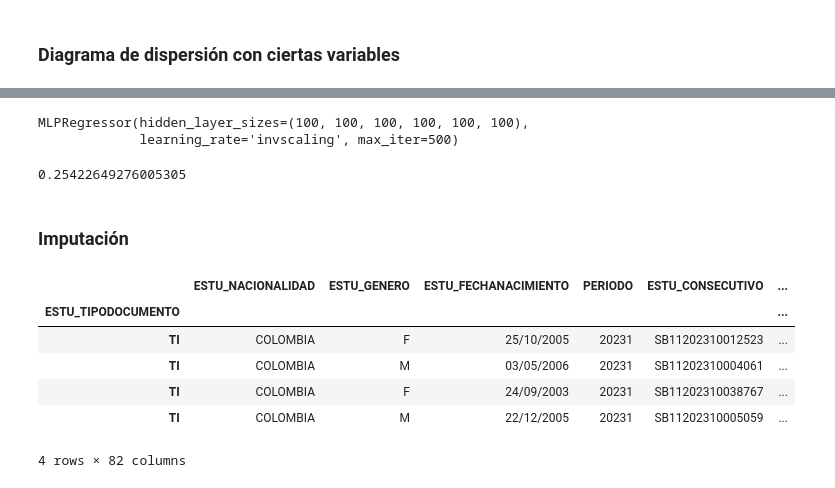
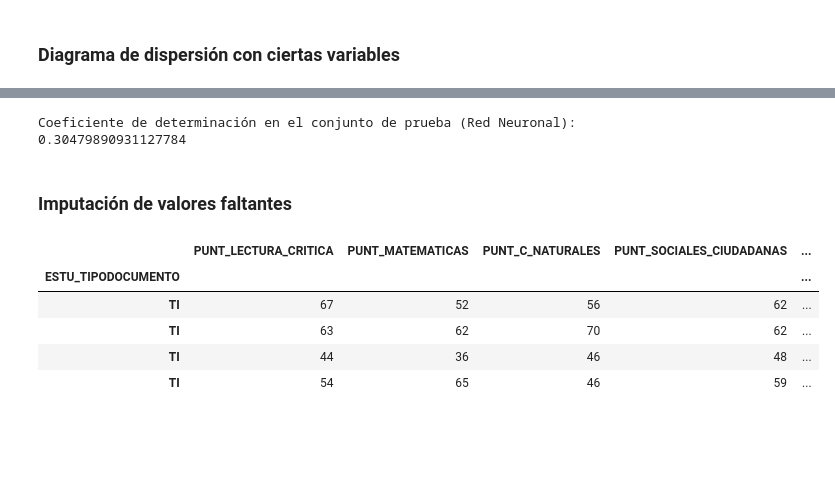
Before and after one commit to Daniedmath1405/Estad-stica-I-UIS, a Jupyter notebook: Parte_practica_parcial_1_estadistica2.ipynb, the cells around one changed output, grey strips where cells are left out. Drawn from its saved outputs; the diff is of its cells as text; code cells hidden in the pictures; blank space fills up the shorter version.

```diff
--- a/Parte_practica_parcial_1_estadistica2.ipynb
+++ b/Parte_practica_parcial_1_estadistica2.ipynb
@@ -85,15 +54,0 @@ for h in variables:
-# %%
-variables= ['PUNT_MATEMATICAS', 'PUNT_C_NATURALES', 'PUNT_SOCIALES_CIUDADANAS', 'PUNT_INGLES']
-for h in variables:
-  x= np.array(tabla_regresion['ESTU_INSE_INDIVIDUAL']).reshape(-1, 1)
-  y= tabla_regresion[h]
-  trainx, testx, trainy, testy = train_test_split(x, y, test_size=0.2, random_state=0)
-  modelo_lineal0= LinearRegression()
-  regresion0= modelo_lineal0.fit(x, y)
-  pred_lineal0= regresion0.predict(x)
-  plt.figure(figsize=(5, 4))
-  plt.scatter(tabla_regresion['ESTU_INSE_INDIVIDUAL'], tabla_regresion[h])
-  plt.plot(tabla_regresion['ESTU_INSE_INDIVIDUAL'], pred_lineal0, linestyle= '-', color='green')
-  plt.xlabel('ESTU_INSE_INDIVIDUAL')
-  plt.title(f'Regresión lineal simple con la variable {h}')
-  plt.ylabel(h)
@@ -104,0 +55,8 @@ for h in variables:
+# %%
+variables = ['PUNT_LECTURA_CRITICA', 'PUNT_MATEMATICAS', 'PUNT_C_NATURALES', 'PUNT_SOCIALES_CIUDADANAS', 'PUNT_INGLES']
+for var in variables:
+    plt.scatter(icfes_sin_nan[var], icfes_sin_nan['ESTU_INSE_INDIVIDUAL'])
+    plt.title(f'Diagrama de dispersión: {var} vs ESTU_INSE_INDIVIDUAL')
+    plt.xlabel(var)
+    plt.ylabel('ESTU_INSE_INDIVIDUAL')
+    plt.show()
@@ -105,9 +69,2 @@ for h in variables:
 # %% [markdown]
 ### Selección de variables explicativas a partir de los coeficientes de correlación
-# %%
-variables= ['PUNT_MATEMATICAS', 'PUNT_C_NATURALES', 'PUNT_SOCIALES_CIUDADANAS', 'PUNT_INGLES']
-for k in variables:
-  pearson_corr = np.corrcoef(tabla_regresion[k], tabla_regresion['ESTU_INSE_INDIVIDUAL'])[0, 1]
-  pearman_corr, _ = spearmanr(tabla_regresion[k], tabla_regresion['ESTU_INSE_INDIVIDUAL'])
-  kendall_corr, _ = kendalltau(tabla_regresion[k], tabla_regresion['ESTU_INSE_INDIVIDUAL'])
-  print(f"- Para la variable {k}, los coeficientes de correlación de Pearson, Spearman y Kendall son respectivamente {pearson_corr}, {pearman_corr} y {kendall_corr}.")
@@ -118,0 +100,6 @@ for k in variables:
+# %%
+X_train, X_test, y_train, y_test = train_test_split(X, y, test_size=0.2, random_state=42)
+model = LinearRegression().fit(X_train, y_train)
+y_pred = model.predict(X_test)
+coefft= r2_score(y_test, y_pred)
+print(f'Coeficiente de determinación en el conjunto de prueba: {coefft}')
@@ -228,23 +158,20 @@ trainX.head(4)
 # %%
-red = MLPRegressor(hidden_layer_sizes=(100,100,100,100, 100, 100), max_iter = 500, activation = 'relu', solver = 'adam', learning_rate = 'invscaling')
-red.fit(trainX, trainY)
+red = MLPRegressor(hidden_layer_sizes=(100, 100, 100, 100, 100, 100), max_iter=500, activation='relu', solver='adam', learning_rate='invscaling')
+red.fit(X_train, y_train)
+y_pred_red = red.predict(X_test)
+print(f'Coeficiente de determinación en el conjunto de prueba (Red Neuronal): {r2_score(y_test, y_pred_red)}')
 # %% [output]
-MLPRegressor(hidden_layer_sizes=(100, 100, 100, 100, 100, 100),
-             learning_rate='invscaling', max_iter=500)
+Coeficiente de determinación en el conjunto de prueba (Red Neuronal): 0.30479890931127784
-# %%
-red.score(trainX, trainY)
-# %% [output]
-0.25422649276005305
 # %% [markdown]
-### Imputación
+### Imputación de valores faltantes
 # %%
-icfes_connan = datos_icfes[(datos_icfes['ESTU_INSE_INDIVIDUAL'].isna()) &  (~datos_icfes['PUNT_LECTURA_CRITICA'].isna()) & (~datos_icfes['PUNT_MATEMATICAS'].isna()) & (~datos_icfes['PUNT_C_NATURALES'].isna()) & (~datos_icfes['PUNT_SOCIALES_CIUDADANAS'].isna()) & (~datos_icfes['PUNT_INGLES'].isna())]
-icfes_connan.head(4)
+icfes_connan = datos_icfes[(datos_icfes['ESTU_INSE_INDIVIDUAL'].isna()) & (~datos_icfes['PUNT_LECTURA_CRITICA'].isna()) & (~datos_icfes['PUNT_MATEMATICAS'].isna()) & (~datos_icfes['PUNT_C_NATURALES'].isna()) & (~datos_icfes['PUNT_SOCIALES_CIUDADANAS'].isna()) & (~datos_icfes['PUNT_INGLES'].isna())]
+icfes_connan.loc[:, 'ESTU_INSE_INDIVIDUAL'] = model.predict(icfes_connan[variables_explicativas])
+icfes_connan[variables].head(4)
 # %% [output]
-|  | ESTU_NACIONALIDAD | ESTU_GENERO | ESTU_FECHANACIMIENTO | PERIODO | ESTU_CONSECUTIVO | ... |
-| ESTU_TIPODOCUMENTO |  |  |  |  |  | ... |
-| TI | COLOMBIA | F | 25/10/2005 | 20231 | SB11202310012523 | ... |
-| TI | COLOMBIA | M | 03/05/2006 | 20231 | SB11202310004061 | ... |
-| TI | COLOMBIA | F | 24/09/2003 | 20231 | SB11202310038767 | ... |
-| TI | COLOMBIA | M | 22/12/2005 | 20231 | SB11202310005059 | ... |
+|  | PUNT_LECTURA_CRITICA | PUNT_MATEMATICAS | PUNT_C_NATURALES | PUNT_SOCIALES_CIUDADANAS | ... |
+| ESTU_TIPODOCUMENTO |  |  |  |  | ... |
+| TI | 67 | 52 | 56 | 62 | ... |
+| TI | 63 | 62 | 70 | 62 | ... |
+| TI | 44 | 36 | 46 | 48 | ... |
+| TI | 54 | 65 | 46 | 59 | ... |
-4 rows × 82 columns
```
Also changed, not shown: parts of 24 cells of this notebook.
